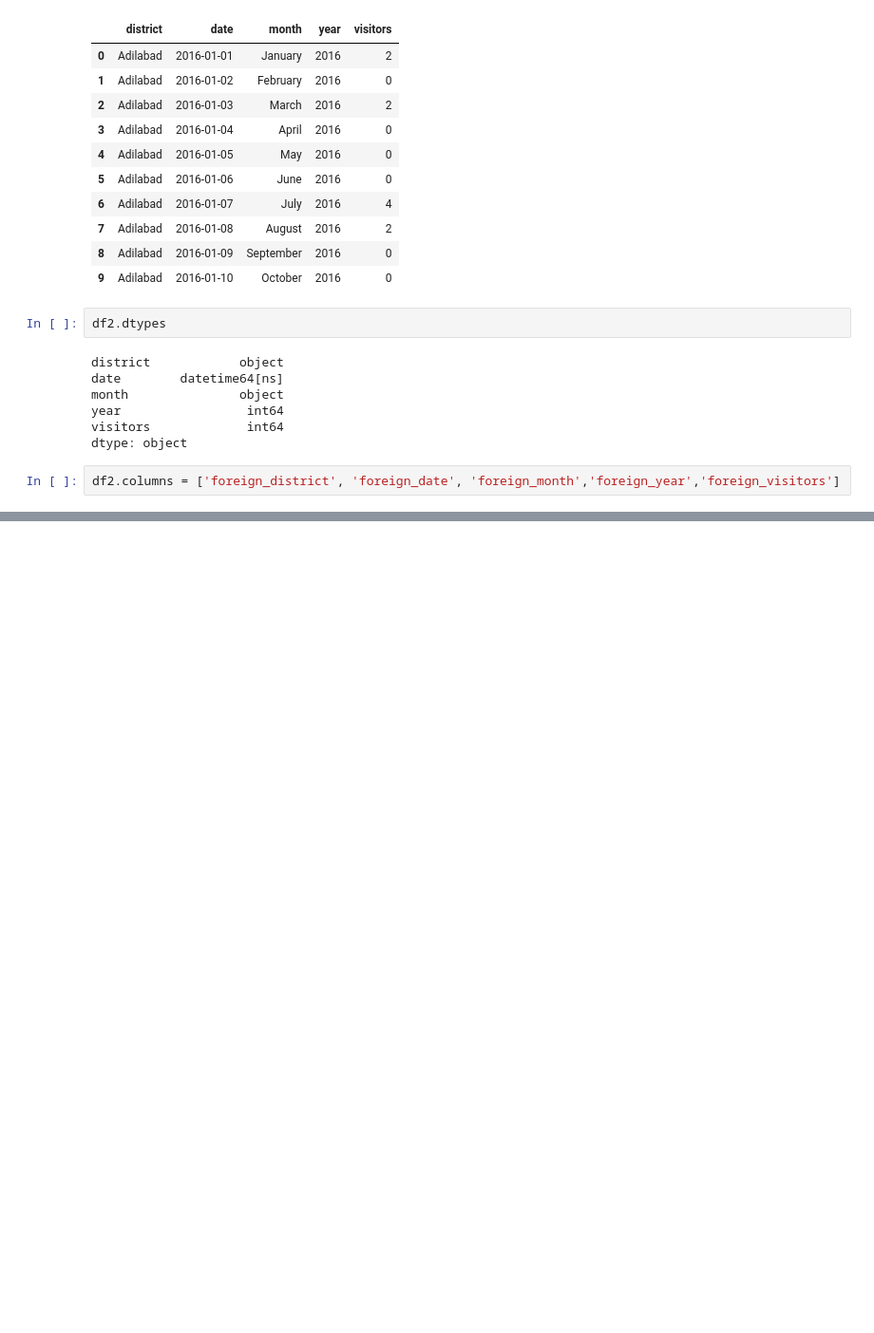
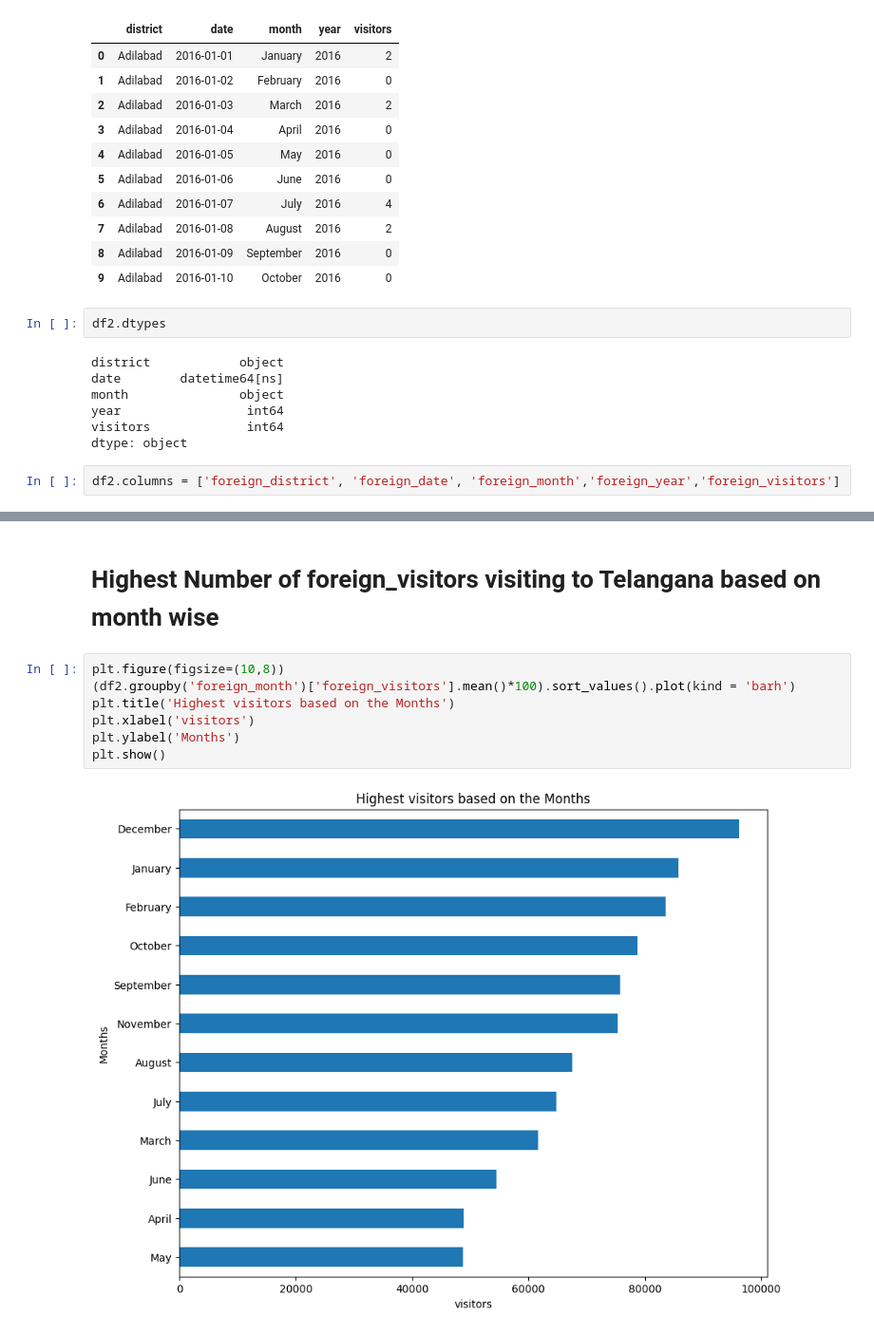
Before and after one commit to PRANAY1258/Telangana_tourism-EDA-, a Jupyter notebook: Telangana_tourism_data.ipynb, the cells around one changed output, grey strips where cells are left out. Shown: that part at 95% size. Drawn from its saved outputs; the diff is of its cells as text; blank space fills up the shorter version.

```diff
--- a/Telangana_tourism_data.ipynb
+++ b/Telangana_tourism_data.ipynb
@@ -254,0 +295,11 @@ data = pd.concat([df1, df2], axis=1)
+# %% [markdown]
+# **Highest Number of foreign_visitors visiting to Telangana based on month wise**
+# %%
+plt.figure(figsize=(10,8))
+(df2.groupby('foreign_month')['foreign_visitors'].mean()*100).sort_values().plot(kind = 'barh')
+plt.title('Highest visitors based on the Months')
+plt.xlabel('visitors')
+plt.ylabel('Months')
+plt.show()
+# %% [output]
+[figure, added]
```
Also changed, not shown: parts of 35 cells of this notebook.
